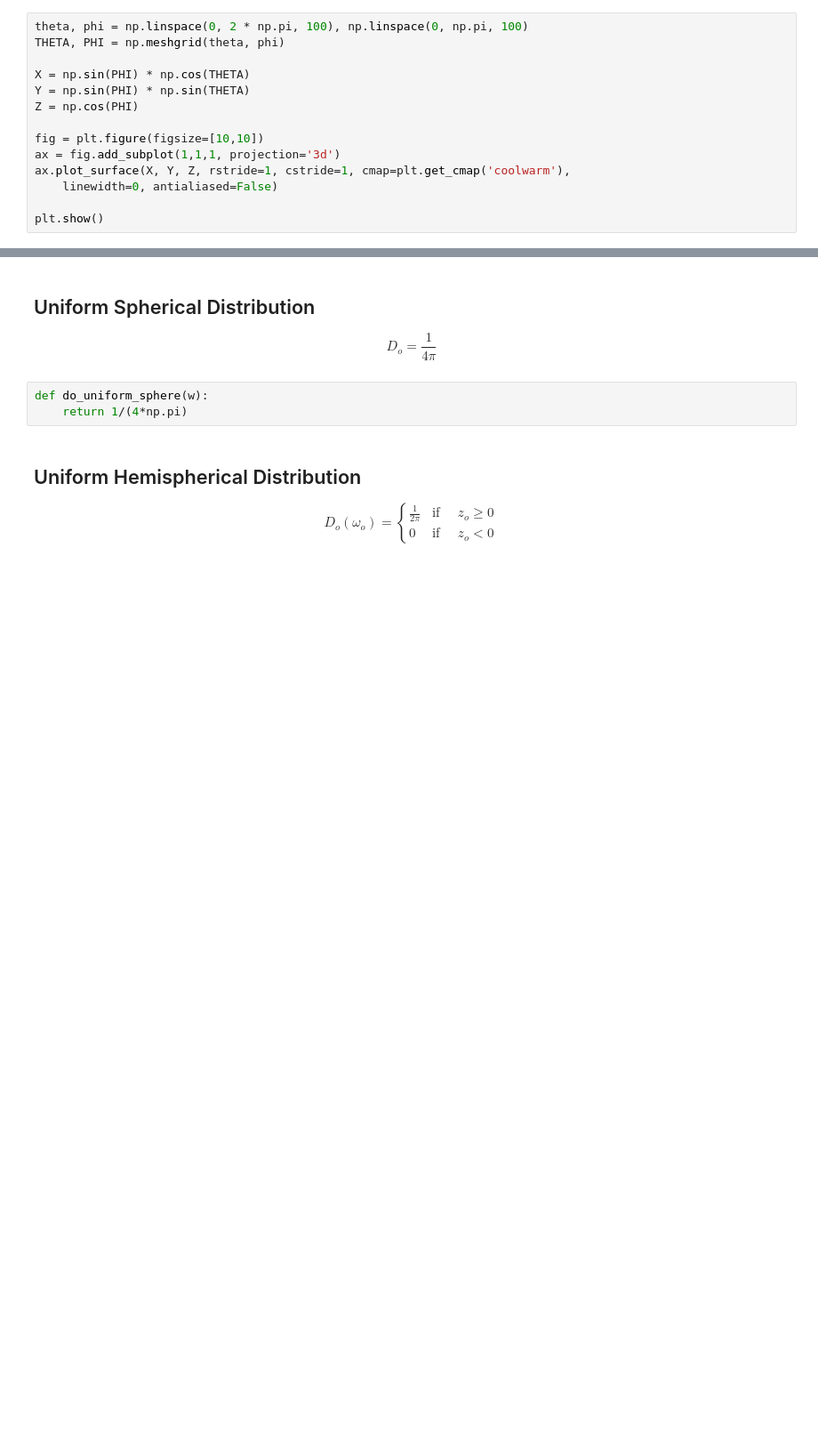
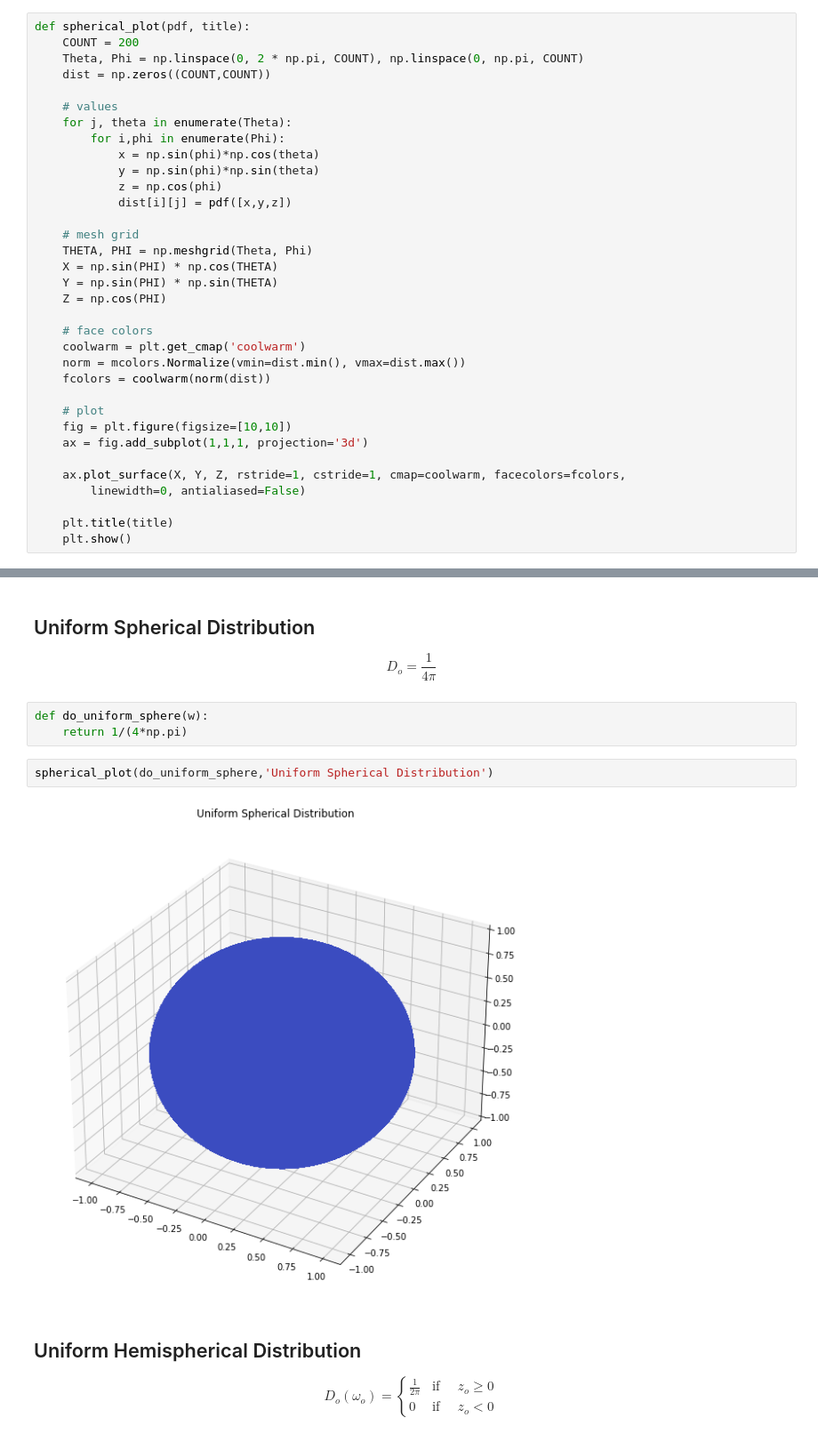
Before and after one commit to neil3d/math_viz, a Jupyter notebook: docs/spherical_distributions.ipynb, the cells around one changed output, grey strips where cells are left out. Shown at 89% size. Cells and saved outputs as stored; diff of their text form; blank space fills up the shorter version.

Commit message:
plot spherical pdfs

```diff
--- a/docs/spherical_distributions.ipynb
+++ b/docs/spherical_distributions.ipynb
@@ -20,16 +21,36 @@ $$
 \int_{\Omega} D_o(\omega_o) \mathrm{d} \omega_o = 1
 $$
 # %%
-theta, phi = np.linspace(0, 2 * np.pi, 100), np.linspace(0, np.pi, 100)
-THETA, PHI = np.meshgrid(theta, phi)
+def spherical_plot(pdf, title):
+    COUNT = 200
+    Theta, Phi = np.linspace(0, 2 * np.pi, COUNT), np.linspace(0, np.pi, COUNT)
+    dist = np.zeros((COUNT,COUNT))
 
-X = np.sin(PHI) * np.cos(THETA)
-Y = np.sin(PHI) * np.sin(THETA)
-Z = np.cos(PHI)
+    # values
+    for j, theta in enumerate(Theta):
+        for i,phi in enumerate(Phi):
+            x = np.sin(phi)*np.cos(theta)
+            y = np.sin(phi)*np.sin(theta)
+            z = np.cos(phi)
+            dist[i][j] = pdf([x,y,z])
 
-fig = plt.figure(figsize=[10,10])
-ax = fig.add_subplot(1,1,1, projection='3d')
-ax.plot_surface(X, Y, Z, rstride=1, cstride=1, cmap=plt.get_cmap('coolwarm'),
-    linewidth=0, antialiased=False)
+    # mesh grid
+    THETA, PHI = np.meshgrid(Theta, Phi)
+    X = np.sin(PHI) * np.cos(THETA)
+    Y = np.sin(PHI) * np.sin(THETA)
+    Z = np.cos(PHI)
 
-plt.show()
+    # face colors
+    coolwarm = plt.get_cmap('coolwarm')
+    norm = mcolors.Normalize(vmin=dist.min(), vmax=dist.max())
+    fcolors = coolwarm(norm(dist))
+
+    # plot
+    fig = plt.figure(figsize=[10,10])
+    ax = fig.add_subplot(1,1,1, projection='3d')
+
+    ax.plot_surface(X, Y, Z, rstride=1, cstride=1, cmap=coolwarm, facecolors=fcolors,
+        linewidth=0, antialiased=False)
+
+    plt.title(title)
+    plt.show()
@@ -44,6 +63,10 @@ $$
 # %%
 def do_uniform_sphere(w):
     return 1/(4*np.pi)
+# %%
+spherical_plot(do_uniform_sphere,'Uniform Spherical Distribution')
+# %% [output]
+[figure, added]
 # %% [markdown]
 ## Uniform Hemispherical Distribution
 
```
Also changed, not shown: parts of 8 cells of this notebook.
